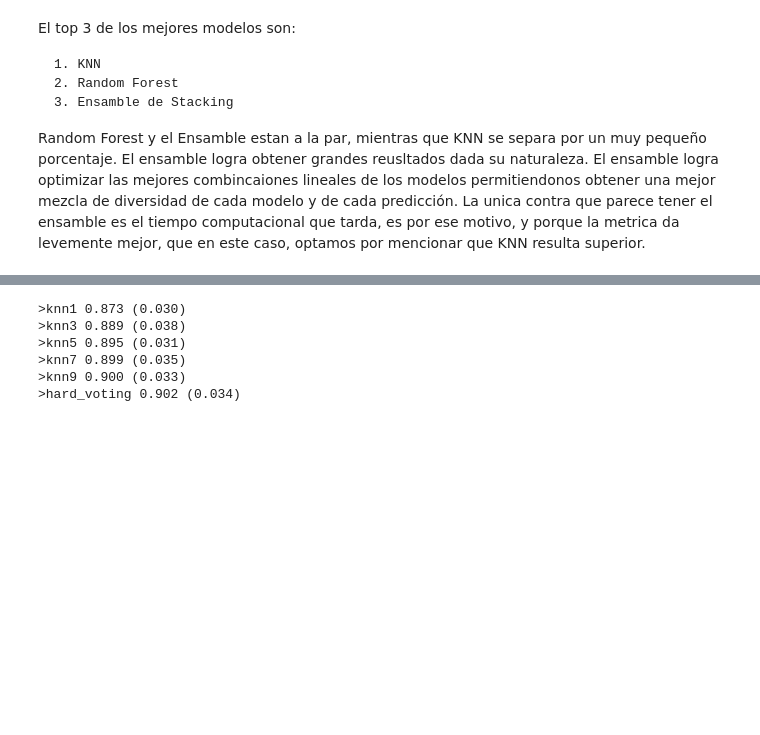
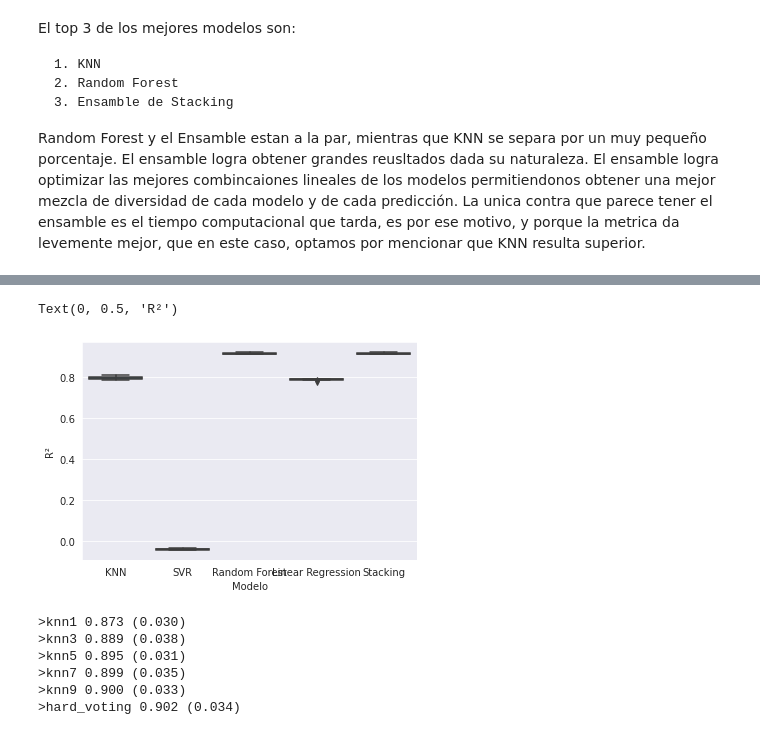
Before and after one commit to Naza26/7506R_TP2_GRUPO01_ENTREGA, a Jupyter notebook: 7506R_TP2_GRUPO01_ENTREGA.ipynb, the cells around one changed output, grey strips where cells are left out. Drawn from its saved outputs; the diff is of its cells as text; code cells hidden in the pictures; blank space fills up the shorter version.

```diff
--- a/7506R_TP2_GRUPO01_ENTREGA.ipynb
+++ b/7506R_TP2_GRUPO01_ENTREGA.ipynb
@@ -1167,7 +1169,7 @@ Luego, vamos a fittear los modelos base y predecir la data de test que ya habiam
 # Entrenamos cada modelo con una validación cruzada
 def evaluate_model(model, x, y):
     cv = KFold(n_splits=5)
-    scores = cross_val_score(model, x, y, scoring='neg_mean_squared_error', cv=cv, verbose=1000000, n_jobs=3, error_score='raise')
+    scores = cross_val_score(model, x, y, scoring='r2', cv=cv, verbose=1, n_jobs=2, error_score='raise')
     return scores
 # %% [markdown]
 Calculamos los puntajes en validación cruzada los modelos
@@ -1250,0 +1283,3 @@ plot_results(model_scores, name='stacking_model_cv')
+# %%
+model_scores = pd.DataFrame(model_scores)
+model_scores.describe().T[['mean', 'min', 'max']]
@@ -1250,0 +1293,7 @@ plot_results(model_scores, name='stacking_model_cv')
+# %%
+ax = sns.boxplot(data=model_scores)
+ax.set_xlabel('Modelo')
+ax.set_ylabel('R²')
+# %% [output]
+Text(0, 0.5, 'R²')
+[figure, added]
```
Also changed, not shown: parts of 13 cells of this notebook.
